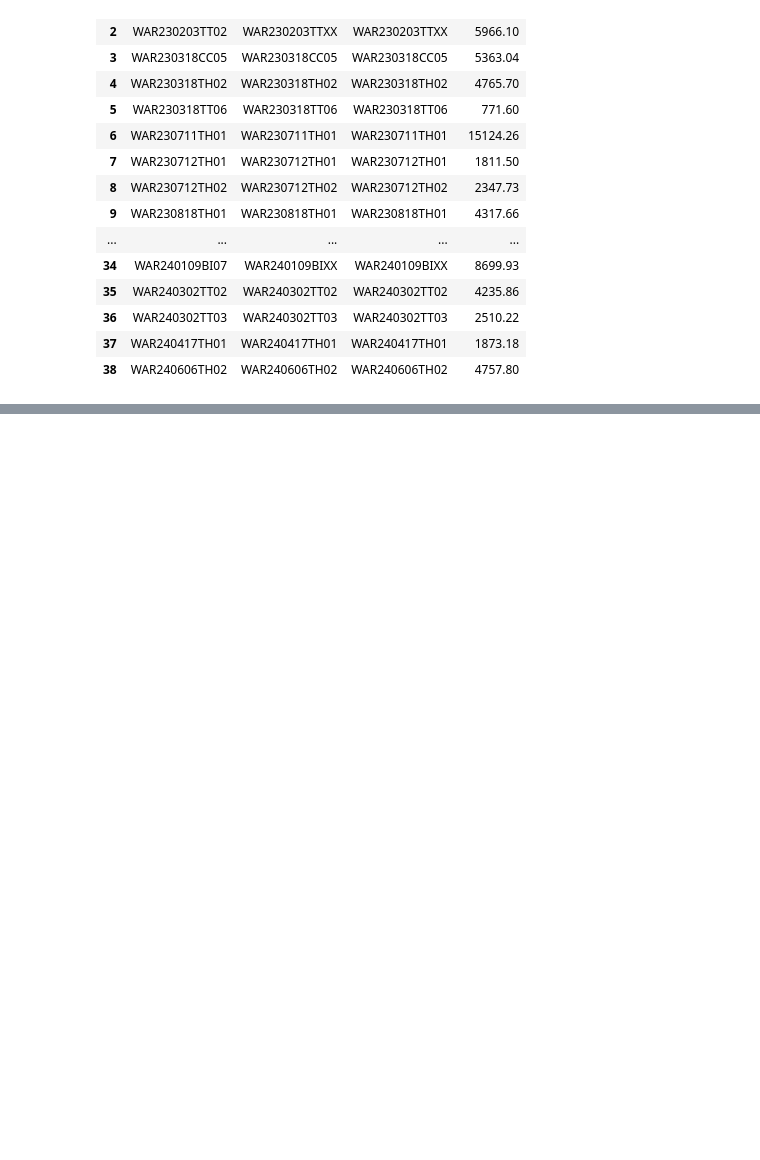
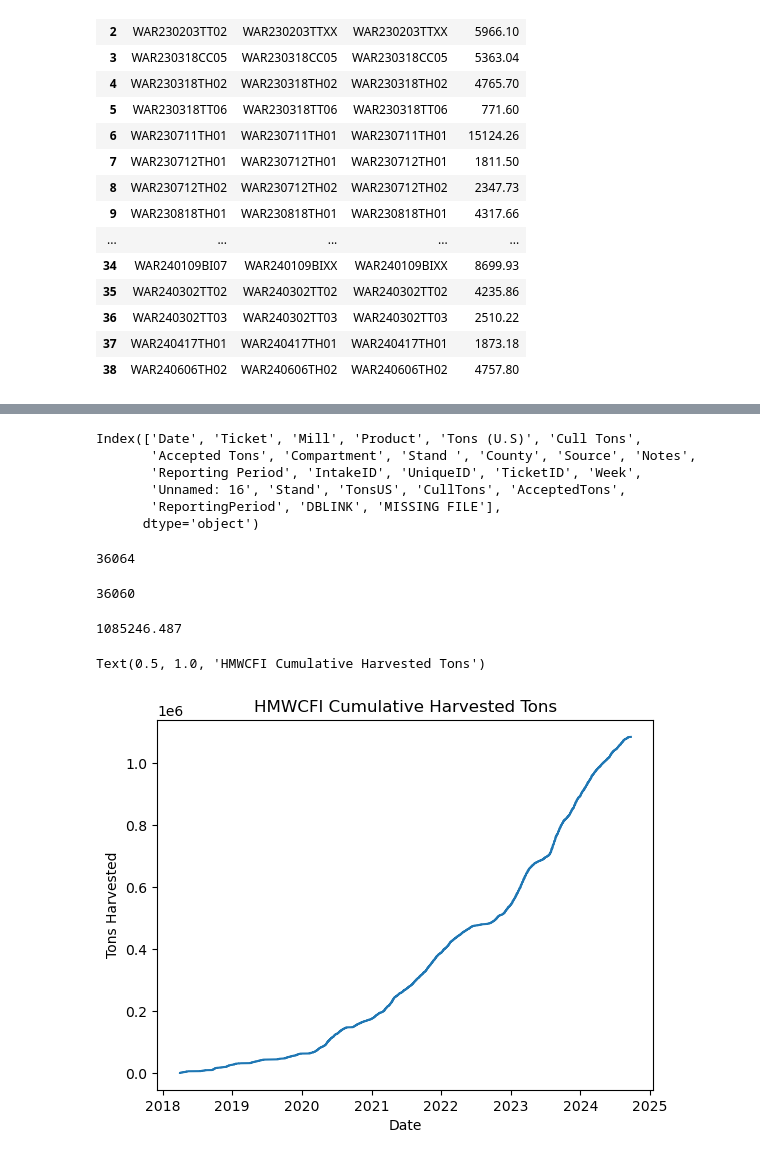
Before and after one commit to BilyBrown/sqlite3-tutorial, a Jupyter notebook: create_war_tables.ipynb, the cells around one changed output, grey strips where cells are left out. Cells and saved outputs as stored; diff of their text form; code cells hidden in the pictures; blank space fills up the shorter version.

Commit message:
making the harvested table

```diff
--- a/create_war_tables.ipynb
+++ b/create_war_tables.ipynb
@@ -1097,0 +1171,54 @@ harvested_merged
+# %%
+big_df['Reporting Period'] = big_df['Reporting Period'].apply(lambda x: rep_fix(x))
+big_df['Reporting Period'] = pd.to_numeric(big_df['Reporting Period'])
+
+big_df['Date'] = pd.to_datetime(big_df['Date'])
+# %%
+big_df.columns
+# %% [output]
+Index(['Date', 'Ticket', 'Mill', 'Product', 'Tons (U.S)', 'Cull Tons',
+       'Accepted Tons', 'Compartment', 'Stand ', 'County', 'Source', 'Notes',
+       'Reporting Period', 'IntakeID', 'UniqueID', 'TicketID', 'Week',
+       'Unnamed: 16', 'Stand', 'TonsUS', 'CullTons', 'AcceptedTons',
+       'ReportingPeriod', 'DBLINK', 'MISSING FILE'],
+      dtype='object')
+# %%
+mill_df = big_df[['Date',
+                  'Ticket',
+                  'Mill',
+                  'Product',
+                  'Tons (U.S)',
+                  'Cull Tons',
+                  'Accepted Tons',
+                  'Source',
+                  'Notes',
+                  'Reporting Period',
+                  'TicketID',
+                  'Week']].copy()
+# %%
+len(mill_df)
+# %% [output]
+36064
+# %%
+mill_df = mill_df.drop_duplicates()
+# %%
+len(mill_df)
+# %% [output]
+36060
+# %%
+mill_df['Tons (U.S)'].sum()
+# %% [output]
+1085246.487
+# %%
+mill_df_sorted = mill_df.sort_values(by='Date', ascending=True)
+mill_df_sorted['CumSumTons'] = mill_df_sorted['Tons (U.S)'].cumsum()
+# %%
+import matplotlib.pyplot as plt
+
+plt.plot(mill_df_sorted['Date'], mill_df_sorted['CumSumTons'])
+plt.xlabel('Date')
+plt.ylabel('Tons Harvested')
+plt.title("HMWCFI Cumulative Harvested Tons")
+# %% [output]
+Text(0.5, 1.0, 'HMWCFI Cumulative Harvested Tons')
+[figure, added]
```
Also changed, not shown: parts of 10 cells of this notebook, 1 other file.
